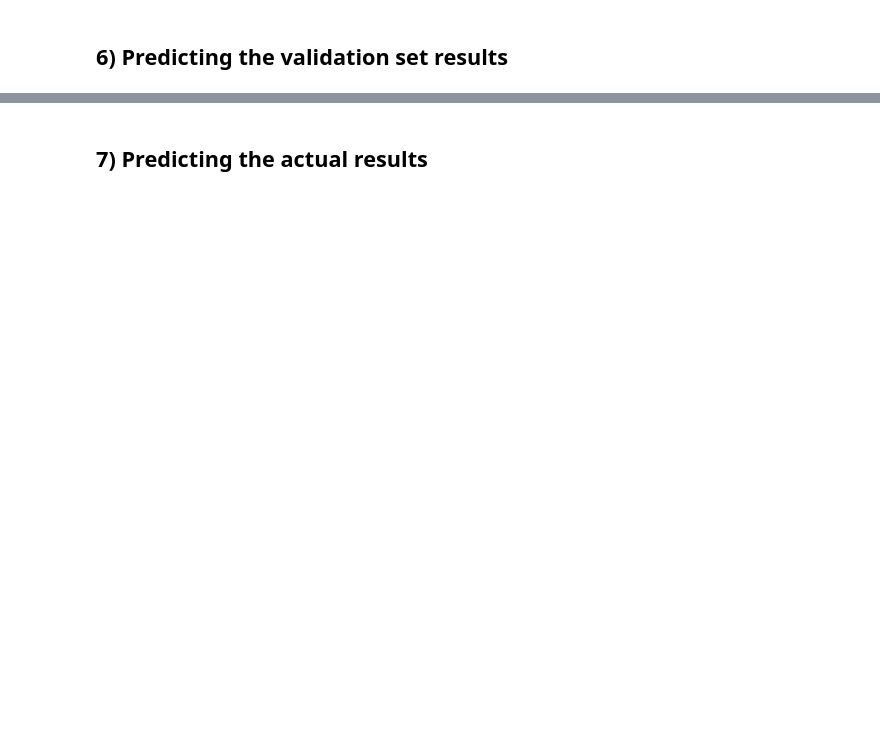
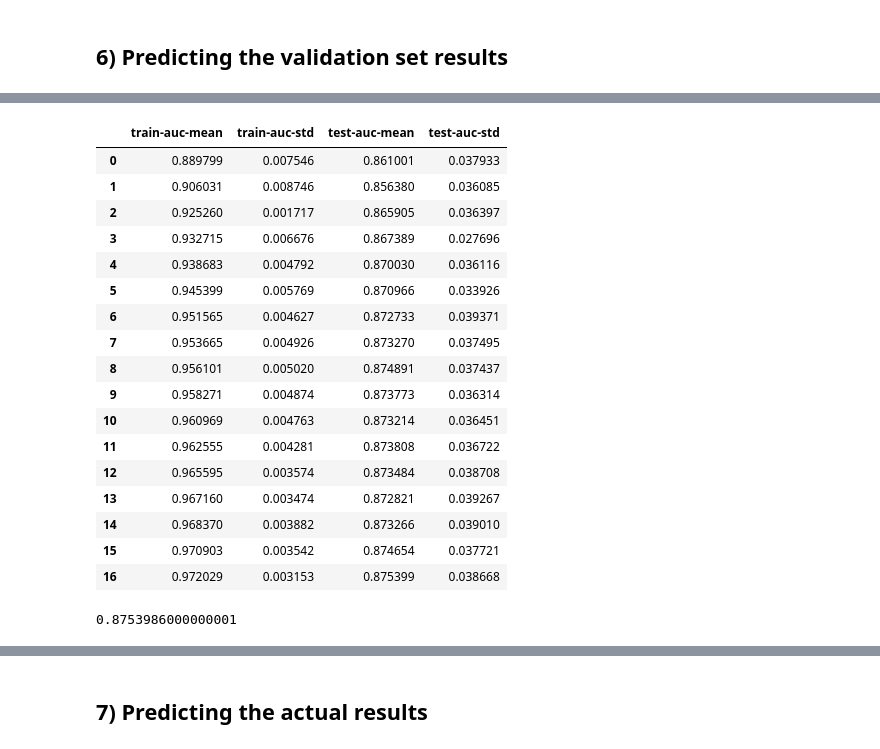
Before and after one commit to akash1309/Titanic-Kaggle, a Jupyter notebook: Titanic.ipynb, the cells around one changed output, grey strips where cells are left out. Drawn from its saved outputs; the diff is of its cells as text; code cells hidden in the pictures; blank space fills up the shorter version.

Commit message:
Hyperparameter Tuning

```diff
--- a/Titanic.ipynb
+++ b/Titanic.ipynb
@@ -464,12 +461,12 @@ dtype: int64
 
 # For train
 
-X = df_train[['Age','Fare','Total Family','Cabin2']].values
+X = df_train[['Age','Fare','Total Family']].values
 y = df_train['Survived'].values
 
 # For test
 
-X_test = df_test[['Age','Fare','Total Family','Cabin2']].values
+X_test = df_test[['Age','Fare','Total Family']].values
 # %%
 X.shape, X[:10], type(X)
 # %% [output]
@@ -537,6 +534,9 @@ sc = StandardScaler()
 X_train = sc.fit_transform(X_train)
 X_val = sc.transform(X_val)
 X_test = sc.transform(X_test)
+# %%
+train_data = xgb.DMatrix(data=X_train,label=y_train)
+test_data = xgb.DMatrix(data=X_val,label=y_val)
 # %% [markdown]
 ## 4) Building the XGBoost Model
 # %%
@@ -600,0 +577,22 @@ Name: test-error-mean, dtype: float64
+# %%
+# hyper parameter tuning
+
+params = {
+    # Parameters that we are going to tune.
+    'max_depth':6,
+    'min_child_weight': 1,
+    'eta':.3,
+    'subsample': 1,
+    'colsample_bytree': 1,
+    'eval_metric':'auc',
+    'early_stopping_rounds':10,
+    # Other parameters
+    'objective':'binary:logistic',
+}
+
+model = xgb.train(
+    params,
+    train_data,
+    num_boost_round=1000,
+    evals=[(test_data, "Test")]
+)
@@ -600,0 +617,36 @@ Name: test-error-mean, dtype: float64
+# %%
+# Using K fold CV
+
+cv_results = xgb.cv(
+    params,
+    train_data,
+    num_boost_round=1000,
+    seed=42,
+    nfold=5,
+    metrics={'auc'},
+    early_stopping_rounds=10
+)
+cv_results
+# %% [output]
+|  | train-auc-mean | train-auc-std | test-auc-mean | test-auc-std |
+| 0 | 0.889799 | 0.007546 | 0.861001 | 0.037933 |
+| 1 | 0.906031 | 0.008746 | 0.856380 | 0.036085 |
+| 2 | 0.925260 | 0.001717 | 0.865905 | 0.036397 |
+| 3 | 0.932715 | 0.006676 | 0.867389 | 0.027696 |
+| 4 | 0.938683 | 0.004792 | 0.870030 | 0.036116 |
+| 5 | 0.945399 | 0.005769 | 0.870966 | 0.033926 |
+| 6 | 0.951565 | 0.004627 | 0.872733 | 0.039371 |
+| 7 | 0.953665 | 0.004926 | 0.873270 | 0.037495 |
+| 8 | 0.956101 | 0.005020 | 0.874891 | 0.037437 |
+| 9 | 0.958271 | 0.004874 | 0.873773 | 0.036314 |
+| 10 | 0.960969 | 0.004763 | 0.873214 | 0.036451 |
+| 11 | 0.962555 | 0.004281 | 0.873808 | 0.036722 |
+| 12 | 0.965595 | 0.003574 | 0.873484 | 0.038708 |
+| 13 | 0.967160 | 0.003474 | 0.872821 | 0.039267 |
+| 14 | 0.968370 | 0.003882 | 0.873266 | 0.039010 |
+| 15 | 0.970903 | 0.003542 | 0.874654 | 0.037721 |
+| 16 | 0.972029 | 0.003153 | 0.875399 | 0.038668 |
+# %%
+cv_results['test-auc-mean'].max()
+# %% [output]
+0.8753986000000001
```
Also changed, not shown: parts of 26 cells of this notebook.
